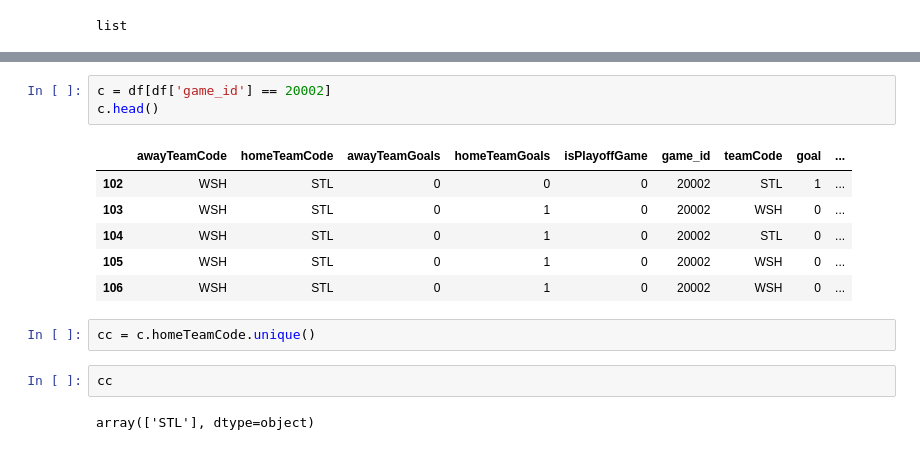
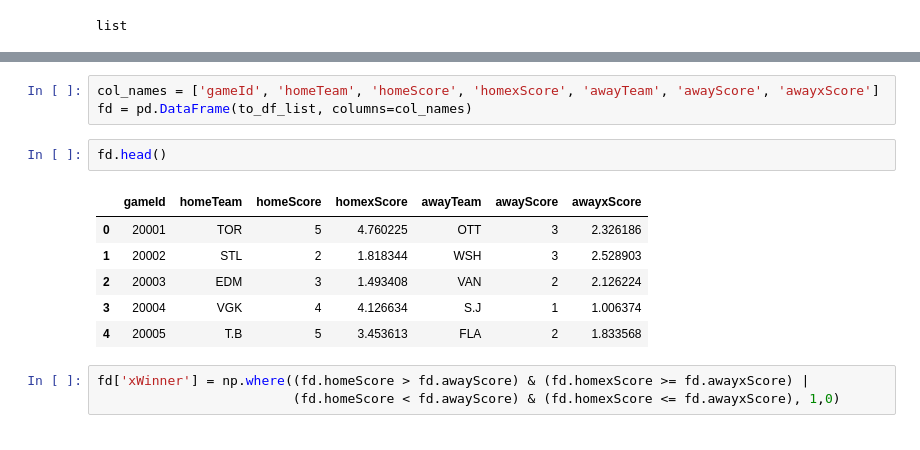
Before and after one commit to wonderbug2020/Shot_quality_stats, a Jupyter notebook: xGF_winrate.ipynb, the cells around one changed output, grey strips where cells are left out. Drawn from its saved outputs; the diff is of its cells as text.

```diff
--- a/xGF_winrate.ipynb
+++ b/xGF_winrate.ipynb
@@ -73,16 +97,15 @@ to_df_list
-# %%
-c = df[df['game_id'] == 20002]
-c.head()
-# %% [output]
-|  | awayTeamCode | homeTeamCode | awayTeamGoals | homeTeamGoals | isPlayoffGame | game_id | teamCode | goal | ... |
-| 102 | WSH | STL | 0 | 0 | 0 | 20002 | STL | 1 | ... |
-| 103 | WSH | STL | 0 | 1 | 0 | 20002 | WSH | 0 | ... |
-| 104 | WSH | STL | 0 | 1 | 0 | 20002 | STL | 0 | ... |
-| 105 | WSH | STL | 0 | 1 | 0 | 20002 | WSH | 0 | ... |
-| 106 | WSH | STL | 0 | 1 | 0 | 20002 | WSH | 0 | ... |
-# %%
-cc = c.homeTeamCode.unique()
-# %%
-cc
-# %% [output]
-array(['STL'], dtype=object)
+# %%
+col_names = ['gameId', 'homeTeam', 'homeScore', 'homexScore', 'awayTeam', 'awayScore', 'awayxScore']
+fd = pd.DataFrame(to_df_list, columns=col_names)
+# %%
+fd.head()
+# %% [output]
+|  | gameId | homeTeam | homeScore | homexScore | awayTeam | awayScore | awayxScore |
+| 0 | 20001 | TOR | 5 | 4.760225 | OTT | 3 | 2.326186 |
+| 1 | 20002 | STL | 2 | 1.818344 | WSH | 3 | 2.528903 |
+| 2 | 20003 | EDM | 3 | 1.493408 | VAN | 2 | 2.126224 |
+| 3 | 20004 | VGK | 4 | 4.126634 | S.J | 1 | 1.006374 |
+| 4 | 20005 | T.B | 5 | 3.453613 | FLA | 2 | 1.833568 |
+# %%
+fd['xWinner'] = np.where((fd.homeScore > fd.awayScore) & (fd.homexScore >= fd.awayxScore) |
+                         (fd.homeScore < fd.awayScore) & (fd.homexScore <= fd.awayxScore), 1,0)
```
Also changed, not shown: parts of 5 cells of this notebook.
